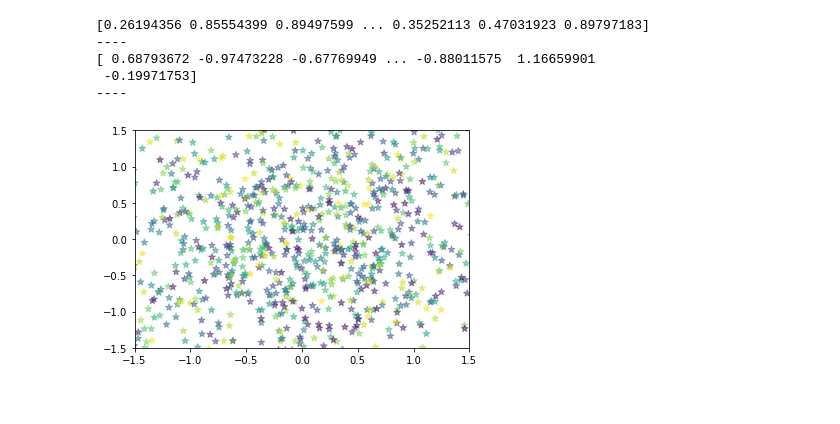
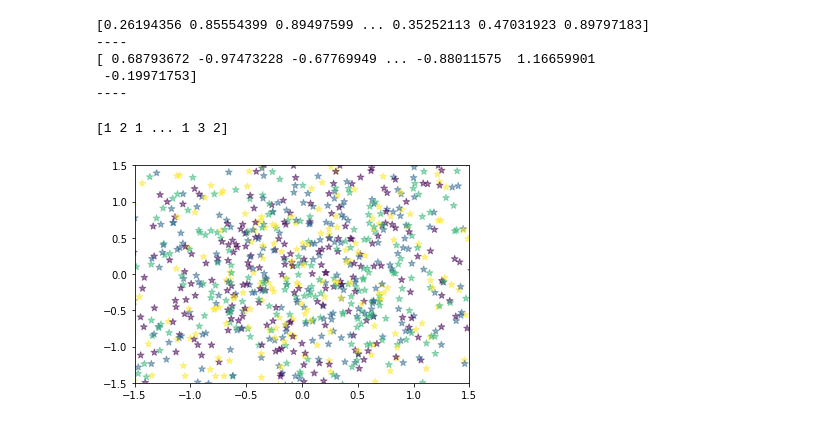
Before and after one commit to dog-father/python-, a Jupyter notebook: D18/Data Visualization_Day-1_HW.ipynb, the cells around one changed output. Drawn from its saved outputs; the diff is of its cells as text; code cells hidden in the pictures.

```diff
--- a/D18/Data Visualization_Day-1_HW.ipynb
+++ b/D18/Data Visualization_Day-1_HW.ipynb
@@ -78,10 +78,12 @@ print('----')
 # %%
 #作業
 #方法不只有一種
-z = np.random.random_sample(n)
+z = np.random.randint(0,4,n)
+print(z)
 plt.scatter(x=X,y=Y,s=50,c=z,marker="*",alpha=0.5)
 plt.xlim(-1.5,1.5)
 plt.ylim(-1.5,1.5)
 plt.show()
 # %% [output]
+[1 2 1 ... 1 3 2]
-[figure, old version]
+[figure, new version]
```
